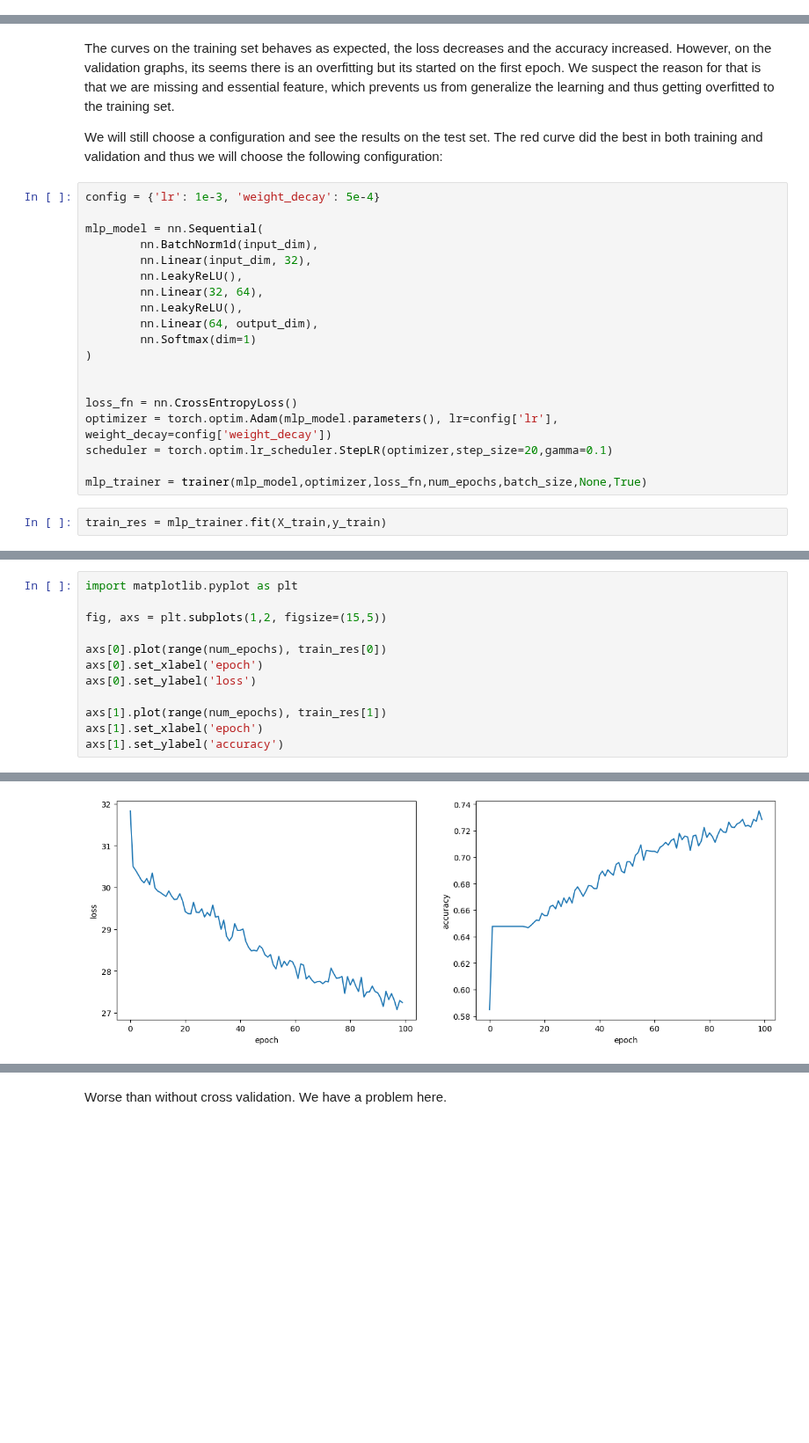
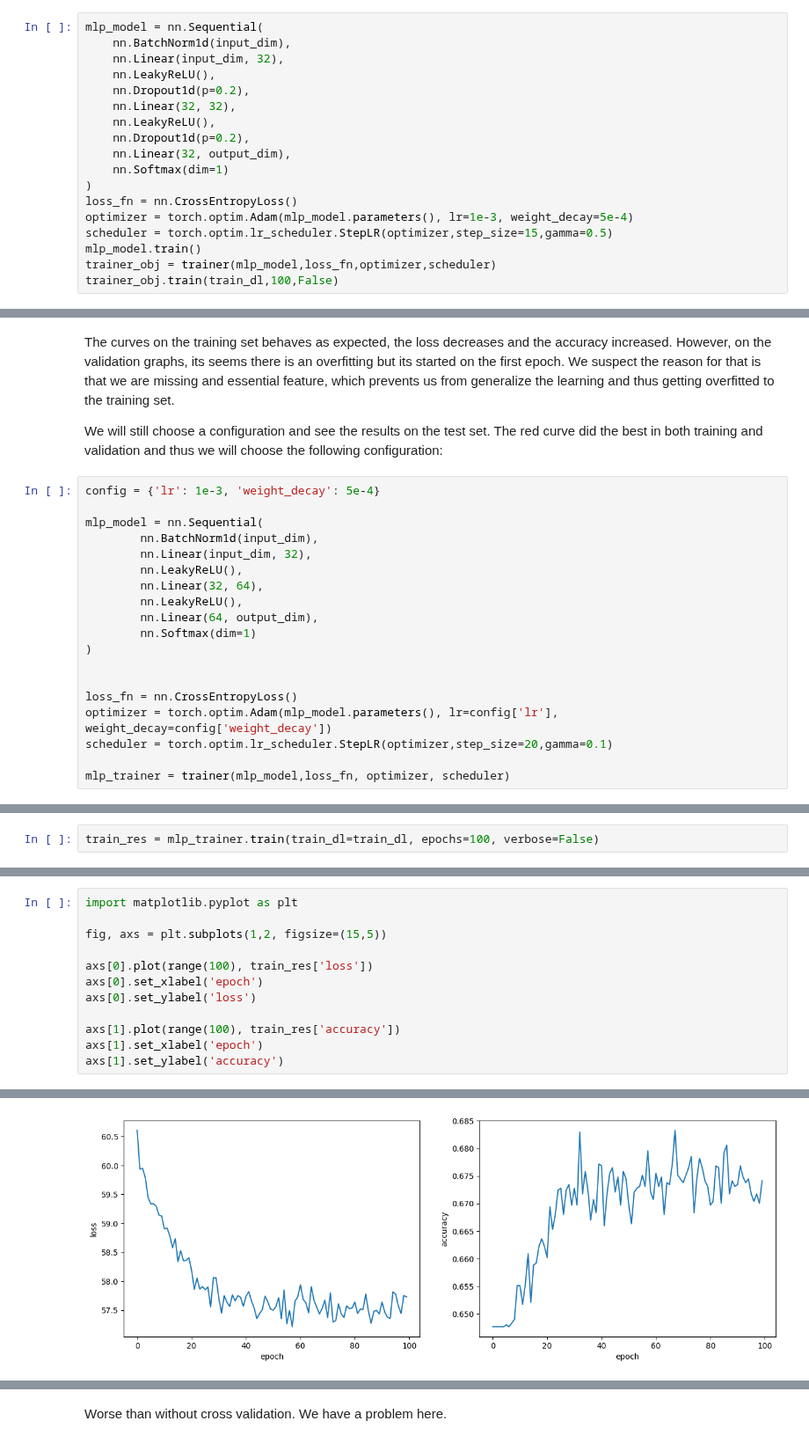
Before and after one commit to omersideman/ai-project, a Jupyter notebook: notebooks/simple_classifiers.ipynb, the cells around one changed output, grey strips where cells are left out. Shown at 88% size. Saved outputs shown, nothing was run; the diff lists cells and outputs as text; blank space fills up the shorter version.

```diff
--- a/notebooks/simple_classifiers.ipynb
+++ b/notebooks/simple_classifiers.ipynb
@@ -520,0 +544,18 @@ Epoch #99: Loss=21.275202304124832, accuracy=0.7265790589232726
+# %%
+mlp_model = nn.Sequential(
+    nn.BatchNorm1d(input_dim),
+    nn.Linear(input_dim, 32),
+    nn.LeakyReLU(),
+    nn.Dropout1d(p=0.2),
+    nn.Linear(32, 32),
+    nn.LeakyReLU(),
+    nn.Dropout1d(p=0.2),
+    nn.Linear(32, output_dim),
+    nn.Softmax(dim=1)
+)
+loss_fn = nn.CrossEntropyLoss()
+optimizer = torch.optim.Adam(mlp_model.parameters(), lr=1e-3, weight_decay=5e-4)
+scheduler = torch.optim.lr_scheduler.StepLR(optimizer,step_size=15,gamma=0.5)
+mlp_model.train()
+trainer_obj = trainer(mlp_model,loss_fn,optimizer,scheduler)
+trainer_obj.train(train_dl,100,False)
@@ -546,6 +624,4 @@ loss_fn = nn.CrossEntropyLoss()
 optimizer = torch.optim.Adam(mlp_model.parameters(), lr=config['lr'], weight_decay=config['weight_decay'])
 scheduler = torch.optim.lr_scheduler.StepLR(optimizer,step_size=20,gamma=0.1)
 
-mlp_trainer = trainer(mlp_model,optimizer,loss_fn,num_epochs,batch_size,None,True)
+mlp_trainer = trainer(mlp_model,loss_fn, optimizer, scheduler)
-# %%
-train_res = mlp_trainer.fit(X_train,y_train)
@@ -553,0 +628,2 @@ Epoch #99: Loss=27.2434104681015, accuracy=0.728382502543235
+# %%
+train_res = mlp_trainer.train(train_dl=train_dl, epochs=100, verbose=False)
@@ -554,18 +632,18 @@ Epoch #99: Loss=27.2434104681015, accuracy=0.728382502543235
 # %%
 import matplotlib.pyplot as plt
 
 fig, axs = plt.subplots(1,2, figsize=(15,5))
 
-axs[0].plot(range(num_epochs), train_res[0])
+axs[0].plot(range(100), train_res['loss'])
 axs[0].set_xlabel('epoch')
 axs[0].set_ylabel('loss')
 
-axs[1].plot(range(num_epochs), train_res[1])
+axs[1].plot(range(100), train_res['accuracy'])
 axs[1].set_xlabel('epoch')
 axs[1].set_ylabel('accuracy')
 # %% [output]
 Text(0, 0.5, 'accuracy')
-[figure, old version]
+[figure, new version]
 # %%
 train_acc, test_acc = print_accuracy_prob(mlp_model, *splitted_data_torch)
 clf_results['name'].append('MLP with CV')
```
Also changed, not shown: parts of 31 cells of this notebook, 7 other files.
